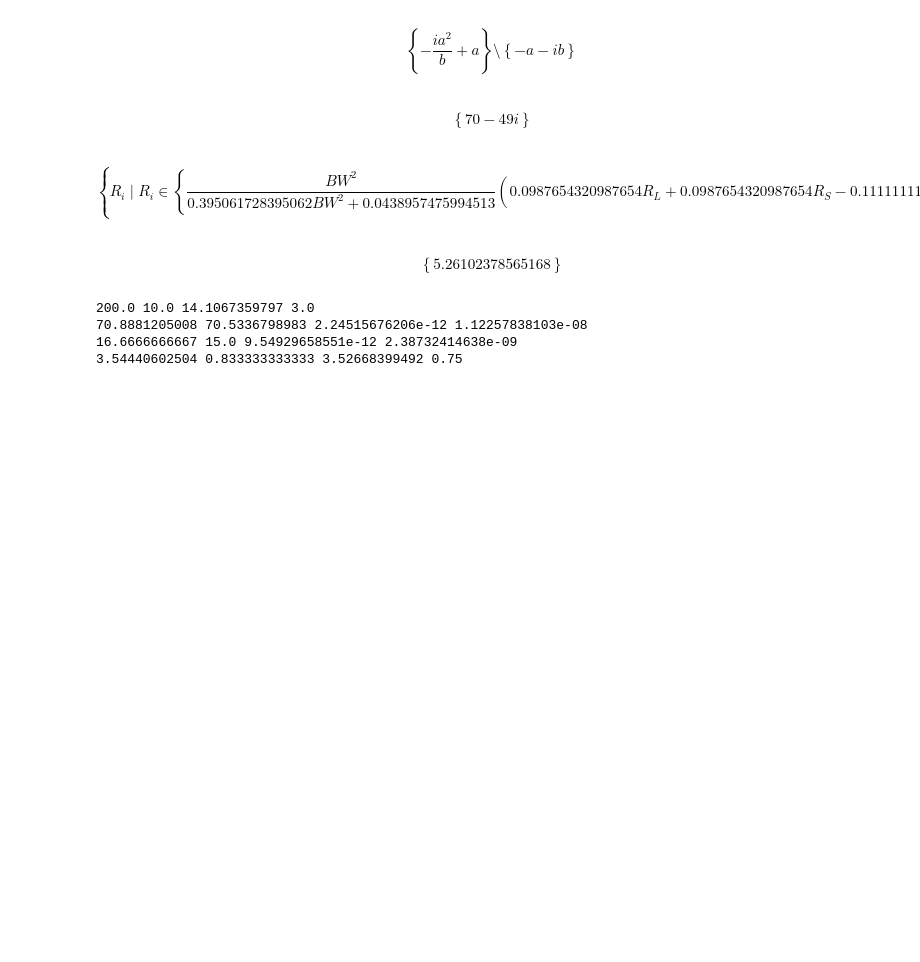
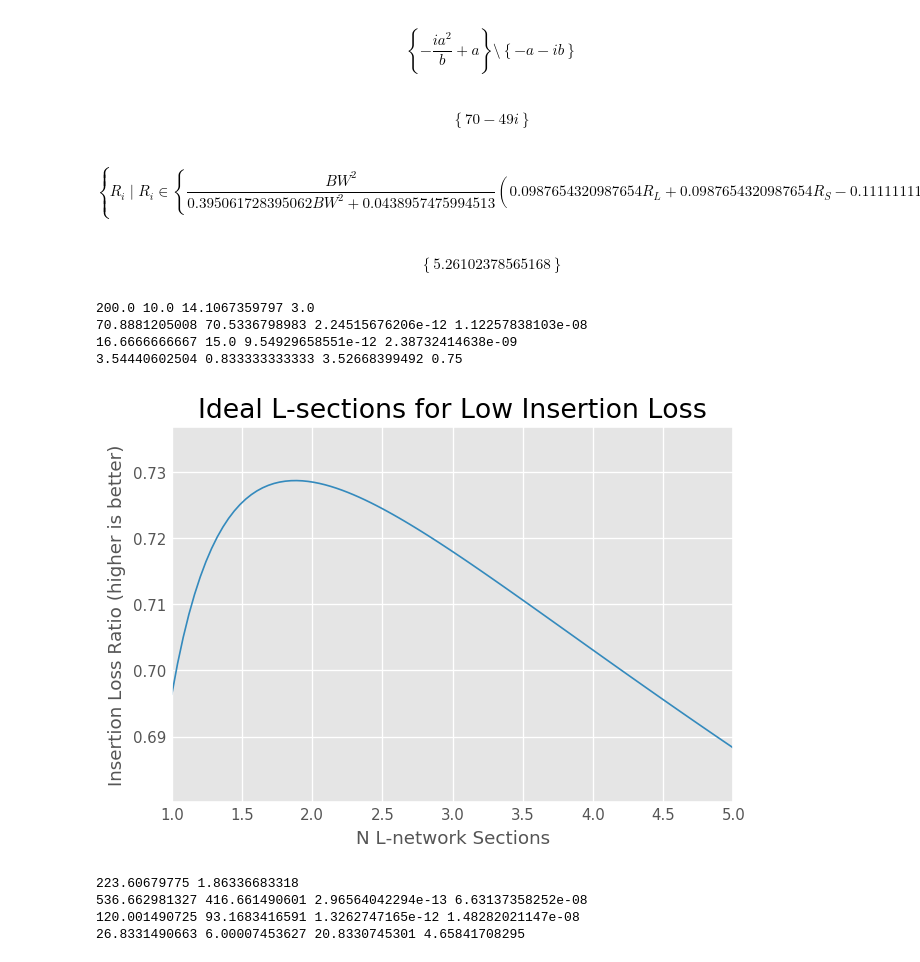
Before and after one commit to vighneshiyer/ee142, a Jupyter notebook: HW/hw5/hw5_notebook.ipynb, the cells around one changed output. Cells and saved outputs as stored; diff of their text form; code cells hidden in the pictures; blank space fills up the shorter version.

Commit message:
done with problem3

```diff
--- a/HW/hw5/hw5_notebook.ipynb
+++ b/HW/hw5/hw5_notebook.ipynb
@@ -111,3 +111,47 @@ $$\left\{5.26102378565168\right\}$$
 70.8881205008 70.5336798983 2.24515676206e-12 1.12257838103e-08
 16.6666666667 15.0 9.54929658551e-12 2.38732414638e-09
 3.54440602504 0.833333333333 3.52668399492 0.75
+# %%
+# problem 3b
+def insertion_loss(R_hi, R_lo, Q_u, N):
+    return 1.0 / (1 + (N/Q_u) * np.sqrt((R_hi/R_lo)**(1/N) - 1))
+N_vals = np.linspace(1, 5, 100)
+IL_vals = [insertion_loss(1000, 50, 10, n) for n in N_vals]
+plt.plot(N_vals, IL_vals)
+plt.xlabel('N L-network Sections')
+plt.ylabel('Insertion Loss Ratio (higher is better)')
+plt.title('Ideal L-sections for Low Insertion Loss')
+plt.savefig('figs/problem3b_ideal_sections.png', bbox_inches='tight', dpi=300)
+# %% [output]
+[figure, added]
+# %%
+# problem 3b parameters
+R_L = 1000.0
+R_S = 50.0
+N = 2.0
+R_i = np.sqrt(R_L * R_S)
+Q_opt = np.sqrt((R_L / R_S)**(1.0/N) - 1)
+print(R_i, Q_opt)
+
+net1_Xp = R_L / Q_opt
+net1_Xs = net1_Xp / (1 + Q_opt**-2)
+net1_C = 1.0 / (1e9 * 2 * np.pi * net1_Xp)
+net1_L = net1_Xs / (1e9 * 2 * np.pi)
+print(net1_Xp, net1_Xs, net1_C, net1_L)
+
+net2_Xp = R_i / Q_opt
+net2_Xs = net2_Xp / (1 + Q_opt**-2)
+net2_C = 1.0 / (1e9 * 2 * np.pi * net2_Xp)
+net2_L = net2_Xs / (1e9 * 2 * np.pi)
+print(net2_Xp, net2_Xs, net2_C, net2_L)
+
+net1_C_res = (1.0 / (1e9*2*np.pi * net1_C)) / 20.0
+net2_C_res = (1.0 / (1e9*2*np.pi * net2_C)) / 20.0
+net1_L_res = (1e9*2*np.pi * net1_L) / 20.0
+net2_L_res = (1e9*2*np.pi * net2_L) / 20.0
+print(net1_C_res, net2_C_res, net1_L_res, net2_L_res)
+# %% [output]
+223.60679775 1.86336683318
+536.662981327 416.661490601 2.96564042294e-13 6.63137358252e-08
+120.001490725 93.1683416591 1.3262747165e-12 1.48282021147e-08
+26.8331490663 6.00007453627 20.8330745301 4.65841708295
```
Also changed, not shown: 5 other files.
